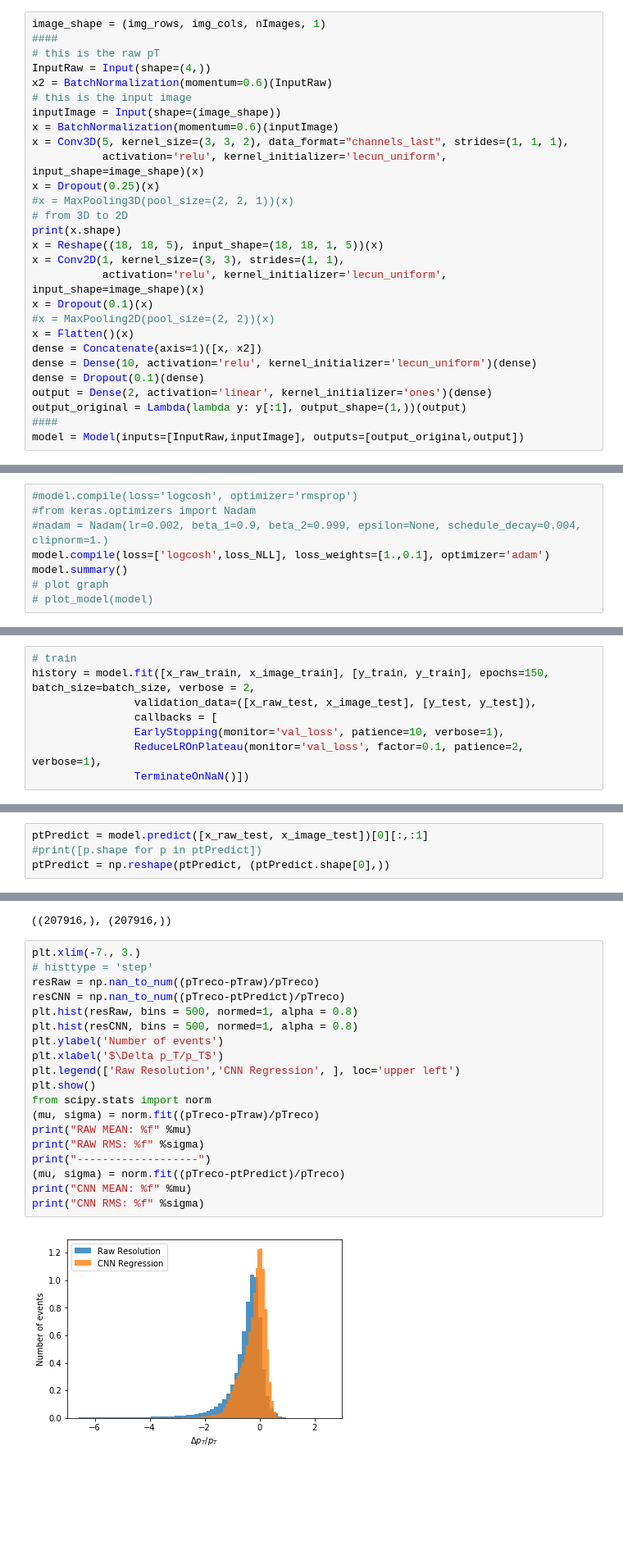
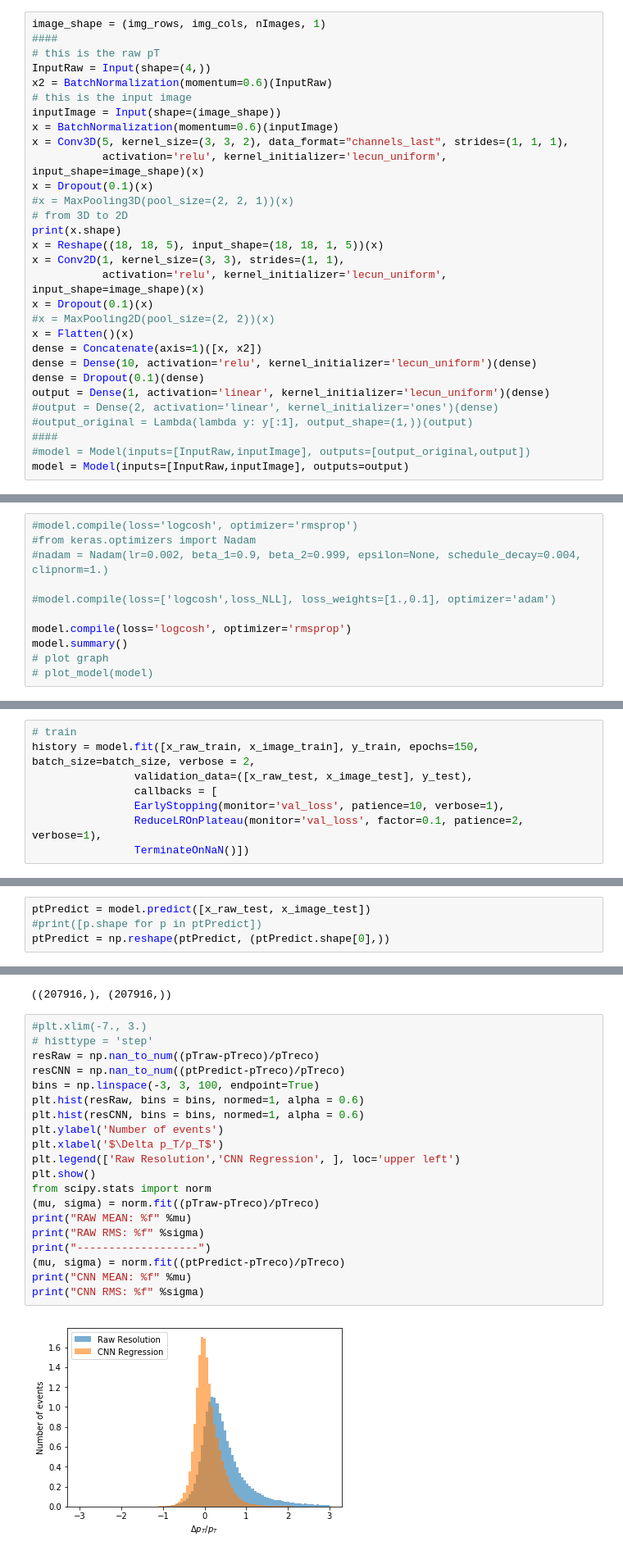
Before and after one commit to jmduarte/DL4Pflow, a Jupyter notebook: jupyter/PFJetPtRegression.ipynb, the cells around one changed output, grey strips where cells are left out. Shown at 82% size. Drawn from its saved outputs; the diff is of its cells as text; blank space fills up the shorter version.

Commit message:
update turn on curve

```diff
--- a/jupyter/PFJetPtRegression.ipynb
+++ b/jupyter/PFJetPtRegression.ipynb
@@ -161,7 +163,7 @@ inputImage = Input(shape=(image_shape))
 x = BatchNormalization(momentum=0.6)(inputImage)
 x = Conv3D(5, kernel_size=(3, 3, 2), data_format="channels_last", strides=(1, 1, 1),
            activation='relu', kernel_initializer='lecun_uniform', input_shape=image_shape)(x)
-x = Dropout(0.25)(x)
+x = Dropout(0.1)(x)
 #x = MaxPooling3D(pool_size=(2, 2, 1))(x)
 # from 3D to 2D
 print(x.shape)
@@ -174,10 +176,12 @@ x = Flatten()(x)
 dense = Concatenate(axis=1)([x, x2])
 dense = Dense(10, activation='relu', kernel_initializer='lecun_uniform')(dense)
 dense = Dropout(0.1)(dense)
-output = Dense(2, activation='linear', kernel_initializer='ones')(dense)
-output_original = Lambda(lambda y: y[:1], output_shape=(1,))(output)
+output = Dense(1, activation='linear', kernel_initializer='lecun_uniform')(dense)
+#output = Dense(2, activation='linear', kernel_initializer='ones')(dense)
+#output_original = Lambda(lambda y: y[:1], output_shape=(1,))(output)
 ####
-model = Model(inputs=[InputRaw,inputImage], outputs=[output_original,output])
+#model = Model(inputs=[InputRaw,inputImage], outputs=[output_original,output])
+model = Model(inputs=[InputRaw,inputImage], outputs=output)
 # %% [output]
 (?, 18, 18, 1, 5)
 # %%
@@ -198,7 +202,10 @@ def loss_NLL(y_true, x):
 #model.compile(loss='logcosh', optimizer='rmsprop')
 #from keras.optimizers import Nadam
 #nadam = Nadam(lr=0.002, beta_1=0.9, beta_2=0.999, epsilon=None, schedule_decay=0.004, clipnorm=1.)
-model.compile(loss=['logcosh',loss_NLL], loss_weights=[1.,0.1], optimizer='adam')
+
+#model.compile(loss=['logcosh',loss_NLL], loss_weights=[1.,0.1], optimizer='adam')
+
+model.compile(loss='logcosh', optimizer='rmsprop')
 model.summary()
 # plot graph
 # plot_model(model)
@@ -222,8 +229,8 @@ Non-trainable params: 10
 __________________________________________________________________________________________________
 # %%
 # train
-history = model.fit([x_raw_train, x_image_train], [y_train, y_train], epochs=150, batch_size=batch_size, verbose = 2,
-                validation_data=([x_raw_test, x_image_test], [y_test, y_test]),
+history = model.fit([x_raw_train, x_image_train], y_train, epochs=150, batch_size=batch_size, verbose = 2,
+                validation_data=([x_raw_test, x_image_test], y_test),
                 callbacks = [
                 EarlyStopping(monitor='val_loss', patience=10, verbose=1),
                 ReduceLROnPlateau(monitor='val_loss', factor=0.1, patience=2, verbose=1),
@@ -275,5 +282,5 @@ plt.show()
 # %%
-ptPredict = model.predict([x_raw_test, x_image_test])[0][:,:1]
+ptPredict = model.predict([x_raw_test, x_image_test])
 #print([p.shape for p in ptPredict])
 ptPredict = np.reshape(ptPredict, (ptPredict.shape[0],))
 # %%
@@ -311,23 +318,24 @@ print(pTreco.shape, ptPredict.shape)
 # %% [output]
 ((207916,), (207916,))
 # %%
-plt.xlim(-7., 3.)
+#plt.xlim(-7., 3.)
 # histtype = 'step'
-resRaw = np.nan_to_num((pTreco-pTraw)/pTreco)
-resCNN = np.nan_to_num((pTreco-ptPredict)/pTreco)
-plt.hist(resRaw, bins = 500, normed=1, alpha = 0.8)
-plt.hist(resCNN, bins = 500, normed=1, alpha = 0.8)
+resRaw = np.nan_to_num((pTraw-pTreco)/pTreco)
+resCNN = np.nan_to_num((ptPredict-pTreco)/pTreco)
+bins = np.linspace(-3, 3, 100, endpoint=True)
+plt.hist(resRaw, bins = bins, normed=1, alpha = 0.6)
+plt.hist(resCNN, bins = bins, normed=1, alpha = 0.6)
 plt.ylabel('Number of events')
 plt.xlabel('$\Delta p_T/p_T$')
 plt.legend(['Raw Resolution','CNN Regression', ], loc='upper left')
 plt.show()
 from scipy.stats import norm
-(mu, sigma) = norm.fit((pTreco-pTraw)/pTreco)
+(mu, sigma) = norm.fit((pTraw-pTreco)/pTreco)
 print("RAW MEAN: %f" %mu)
 print("RAW RMS: %f" %sigma)
 print("-------------------")
-(mu, sigma) = norm.fit((pTreco-ptPredict)/pTreco)
+(mu, sigma) = norm.fit((ptPredict-pTreco)/pTreco)
 print("CNN MEAN: %f" %mu)
 print("CNN RMS: %f" %sigma)
 # %% [output]
-[figure, old version]
+[figure, new version]
```
Also changed, not shown: parts of 11 cells of this notebook.
